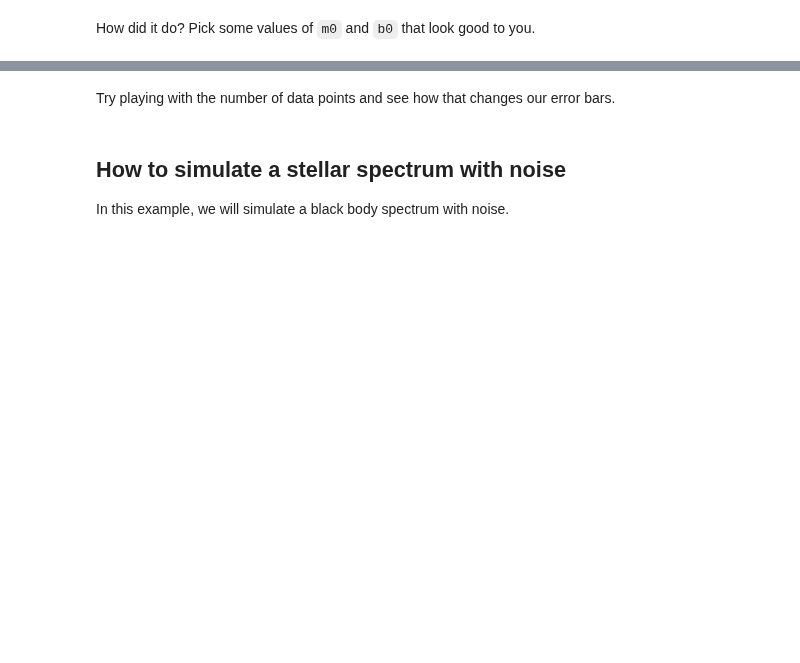
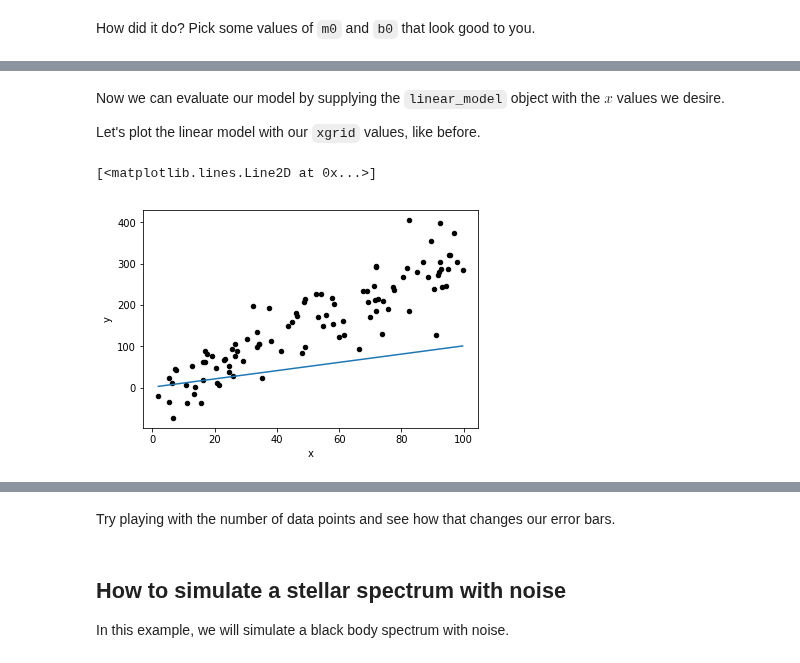
Before and after one commit to astropy/astropy-tutorials, a Jupyter notebook: tutorials/astropy-modeling/astropy-modeling.ipynb, the cells around one changed output, grey strips where cells are left out. Cells and saved outputs as stored; diff of their text form; code cells hidden in the pictures; blank space fills up the shorter version.

Commit message:
Added astropy.modeling.models.Linear1D

```diff
--- a/tutorials/astropy-modeling/astropy-modeling.ipynb
+++ b/tutorials/astropy-modeling/astropy-modeling.ipynb
@@ -81,3 +89,18 @@ How did it do?  Pick some values of `m0` and `b0` that look good to you.
+# %%
+linear_model = models.Linear1D(m0, b0)
+# %% [markdown]
+Now we can evaluate our model by supplying the `linear_model` object with the $x$ values we desire.
+
+Let's plot the linear model with our `xgrid` values, like before.
+# %%
+plt.scatter(aq_x, aq_y, s=20, color='k')
+plt.xlabel("x")
+plt.ylabel("y")
+
+plt.plot(xgrid, linear_model(xgrid))
+# %% [output]
+[<matplotlib.lines.Line2D at 0x...>]
+[figure, added]
 # %%
 # Generate random data
 # To begin, we need to define our Guassian parameters (e.g. the mean and standard deviation)
```
Also changed, not shown: parts of 6 cells of this notebook.
